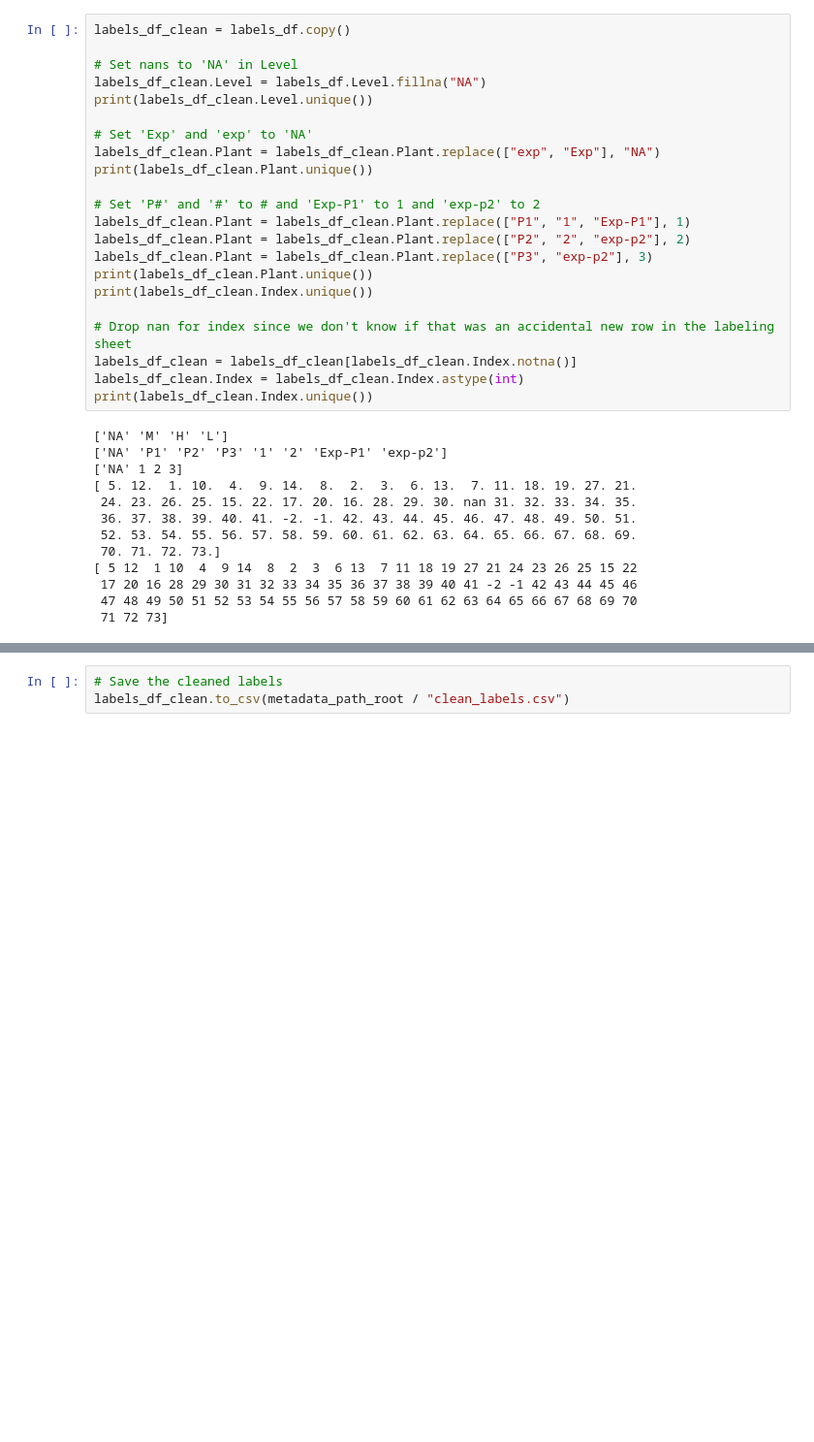
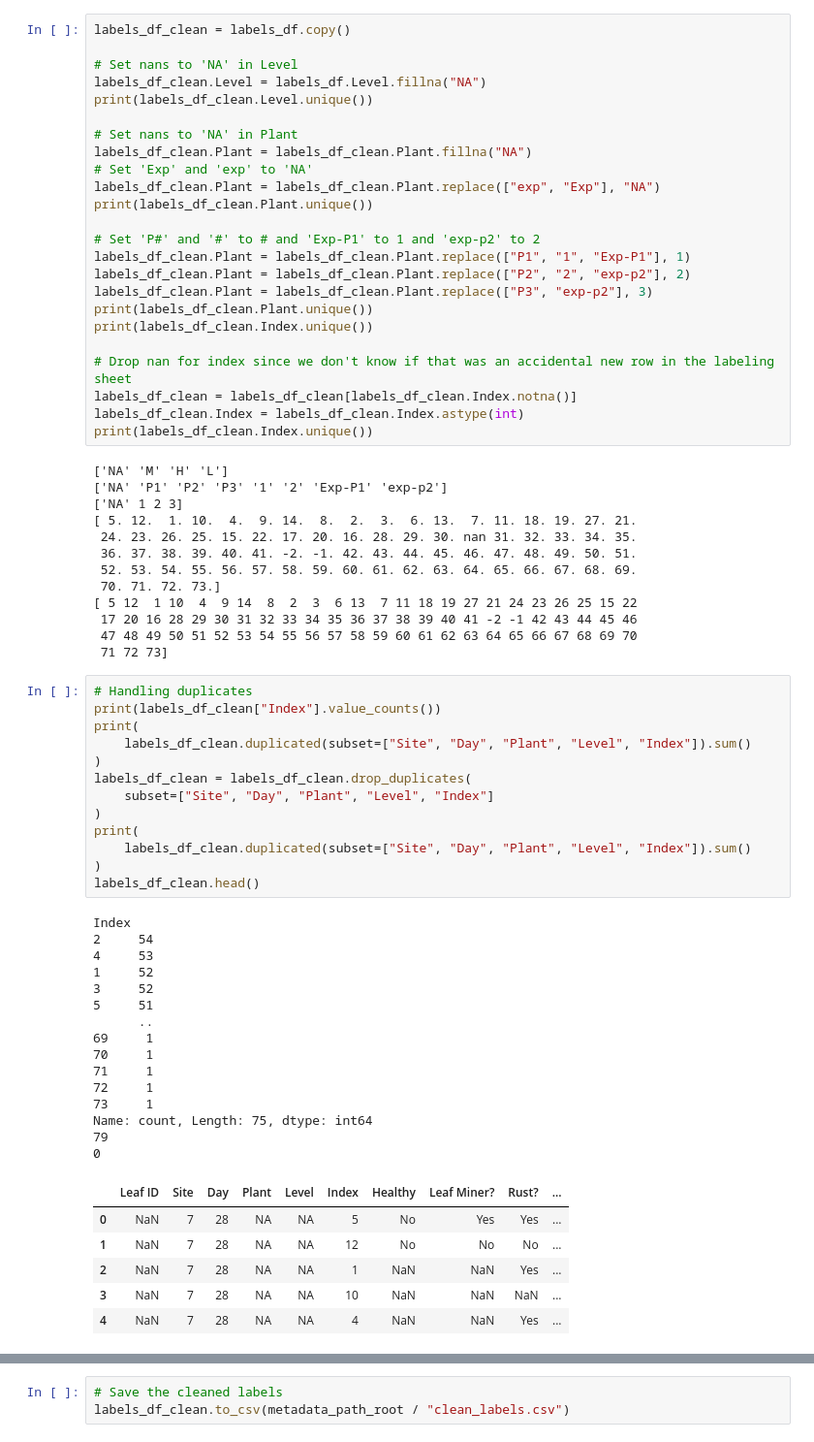
Before and after one commit to Imageomics/invasives-project, a Jupyter notebook: notebooks/organize-metadata.ipynb, the cells around one changed output, grey strips where cells are left out. Shown: that part at 97% size. Drawn from its saved outputs; the diff is of its cells as text; blank space fills up the shorter version.

Commit message:
added prelim labels and cleaned up duplicates

```diff
--- a/notebooks/organize-metadata.ipynb
+++ b/notebooks/organize-metadata.ipynb
@@ -68,6 +216,8 @@ labels_df_clean = labels_df.copy()
 labels_df_clean.Level = labels_df.Level.fillna("NA")
 print(labels_df_clean.Level.unique())
 
+# Set nans to 'NA' in Plant
+labels_df_clean.Plant = labels_df_clean.Plant.fillna("NA")
 # Set 'Exp' and 'exp' to 'NA'
 labels_df_clean.Plant = labels_df_clean.Plant.replace(["exp", "Exp"], "NA")
 print(labels_df_clean.Plant.unique())
@@ -96,3 +246,38 @@ print(labels_df_clean.Index.unique())
  17 20 16 28 29 30 31 32 33 34 35 36 37 38 39 40 41 -2 -1 42 43 44 45 46
  47 48 49 50 51 52 53 54 55 56 57 58 59 60 61 62 63 64 65 66 67 68 69 70
  71 72 73]
+# %%
+# Handling duplicates
+print(labels_df_clean["Index"].value_counts())
+print(
+    labels_df_clean.duplicated(subset=["Site", "Day", "Plant", "Level", "Index"]).sum()
+)
+labels_df_clean = labels_df_clean.drop_duplicates(
+    subset=["Site", "Day", "Plant", "Level", "Index"]
+)
+print(
+    labels_df_clean.duplicated(subset=["Site", "Day", "Plant", "Level", "Index"]).sum()
+)
+labels_df_clean.head()
+# %% [output]
+Index
+2     54
+4     53
+1     52
+3     52
+5     51
+      ..
+69     1
+70     1
+71     1
+72     1
+73     1
+Name: count, Length: 75, dtype: int64
+79
+0
+|  | Leaf ID | Site | Day | Plant | Level | Index | Healthy | Leaf Miner? | Rust? | ... |
+| 0 | NaN | 7 | 28 | NA | NA | 5 | No | Yes | Yes | ... |
+| 1 | NaN | 7 | 28 | NA | NA | 12 | No | No | No | ... |
+| 2 | NaN | 7 | 28 | NA | NA | 1 | NaN | NaN | Yes | ... |
+| 3 | NaN | 7 | 28 | NA | NA | 10 | NaN | NaN | NaN | ... |
+| 4 | NaN | 7 | 28 | NA | NA | 4 | NaN | NaN | Yes | ... |
```
Also changed, not shown: parts of 10 cells of this notebook.
